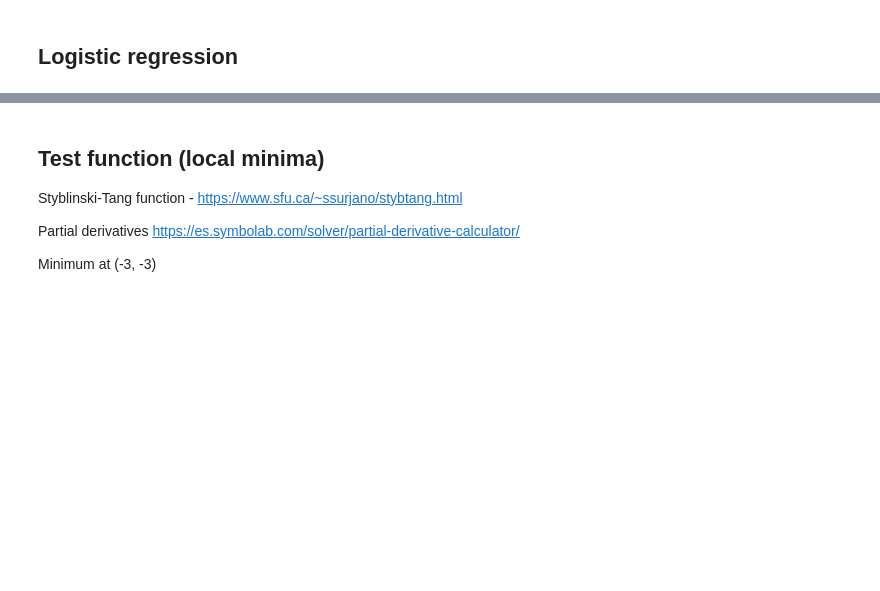
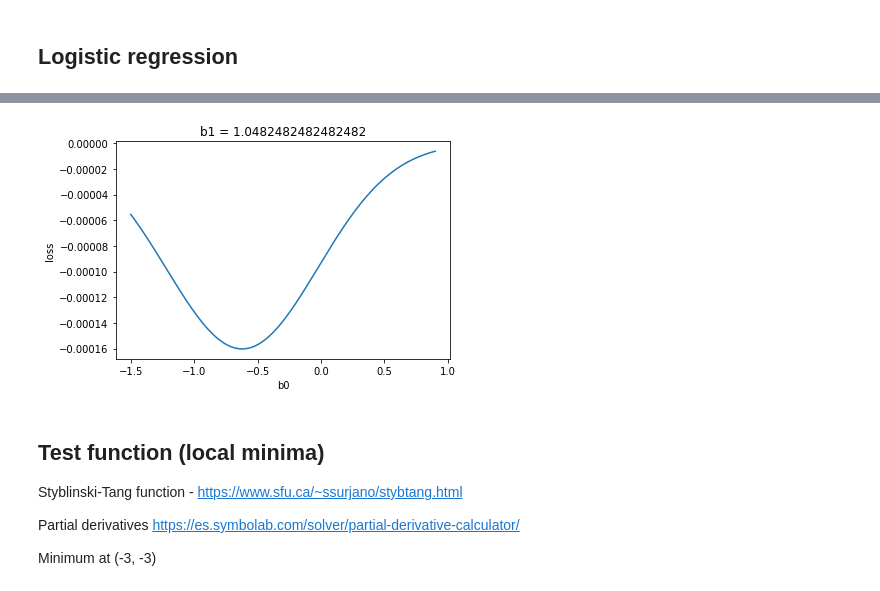
Before and after one commit to pablosuau/training, a Jupyter notebook: machine_learning/03_ml_theory/01_gradient_descent/01_loss_functions.ipynb, the cells around one changed output, grey strips where cells are left out. Saved outputs shown, nothing was run; the diff lists cells and outputs as text; code cells hidden in the pictures; blank space fills up the shorter version.

```diff
--- a/machine_learning/03_ml_theory/01_gradient_descent/01_loss_functions.ipynb
+++ b/machine_learning/03_ml_theory/01_gradient_descent/01_loss_functions.ipynb
@@ -199,3 +225,7 @@ Loss function value: -4.057962040203876e-05
+# %%
+_ = lgl.plot_loss_1D(0, 616)
+# %% [output]
+[figure, added]
 # %% [markdown]
 ## Test function (local minima)
 
```
Also changed, not shown: parts of 7 cells of this notebook.
